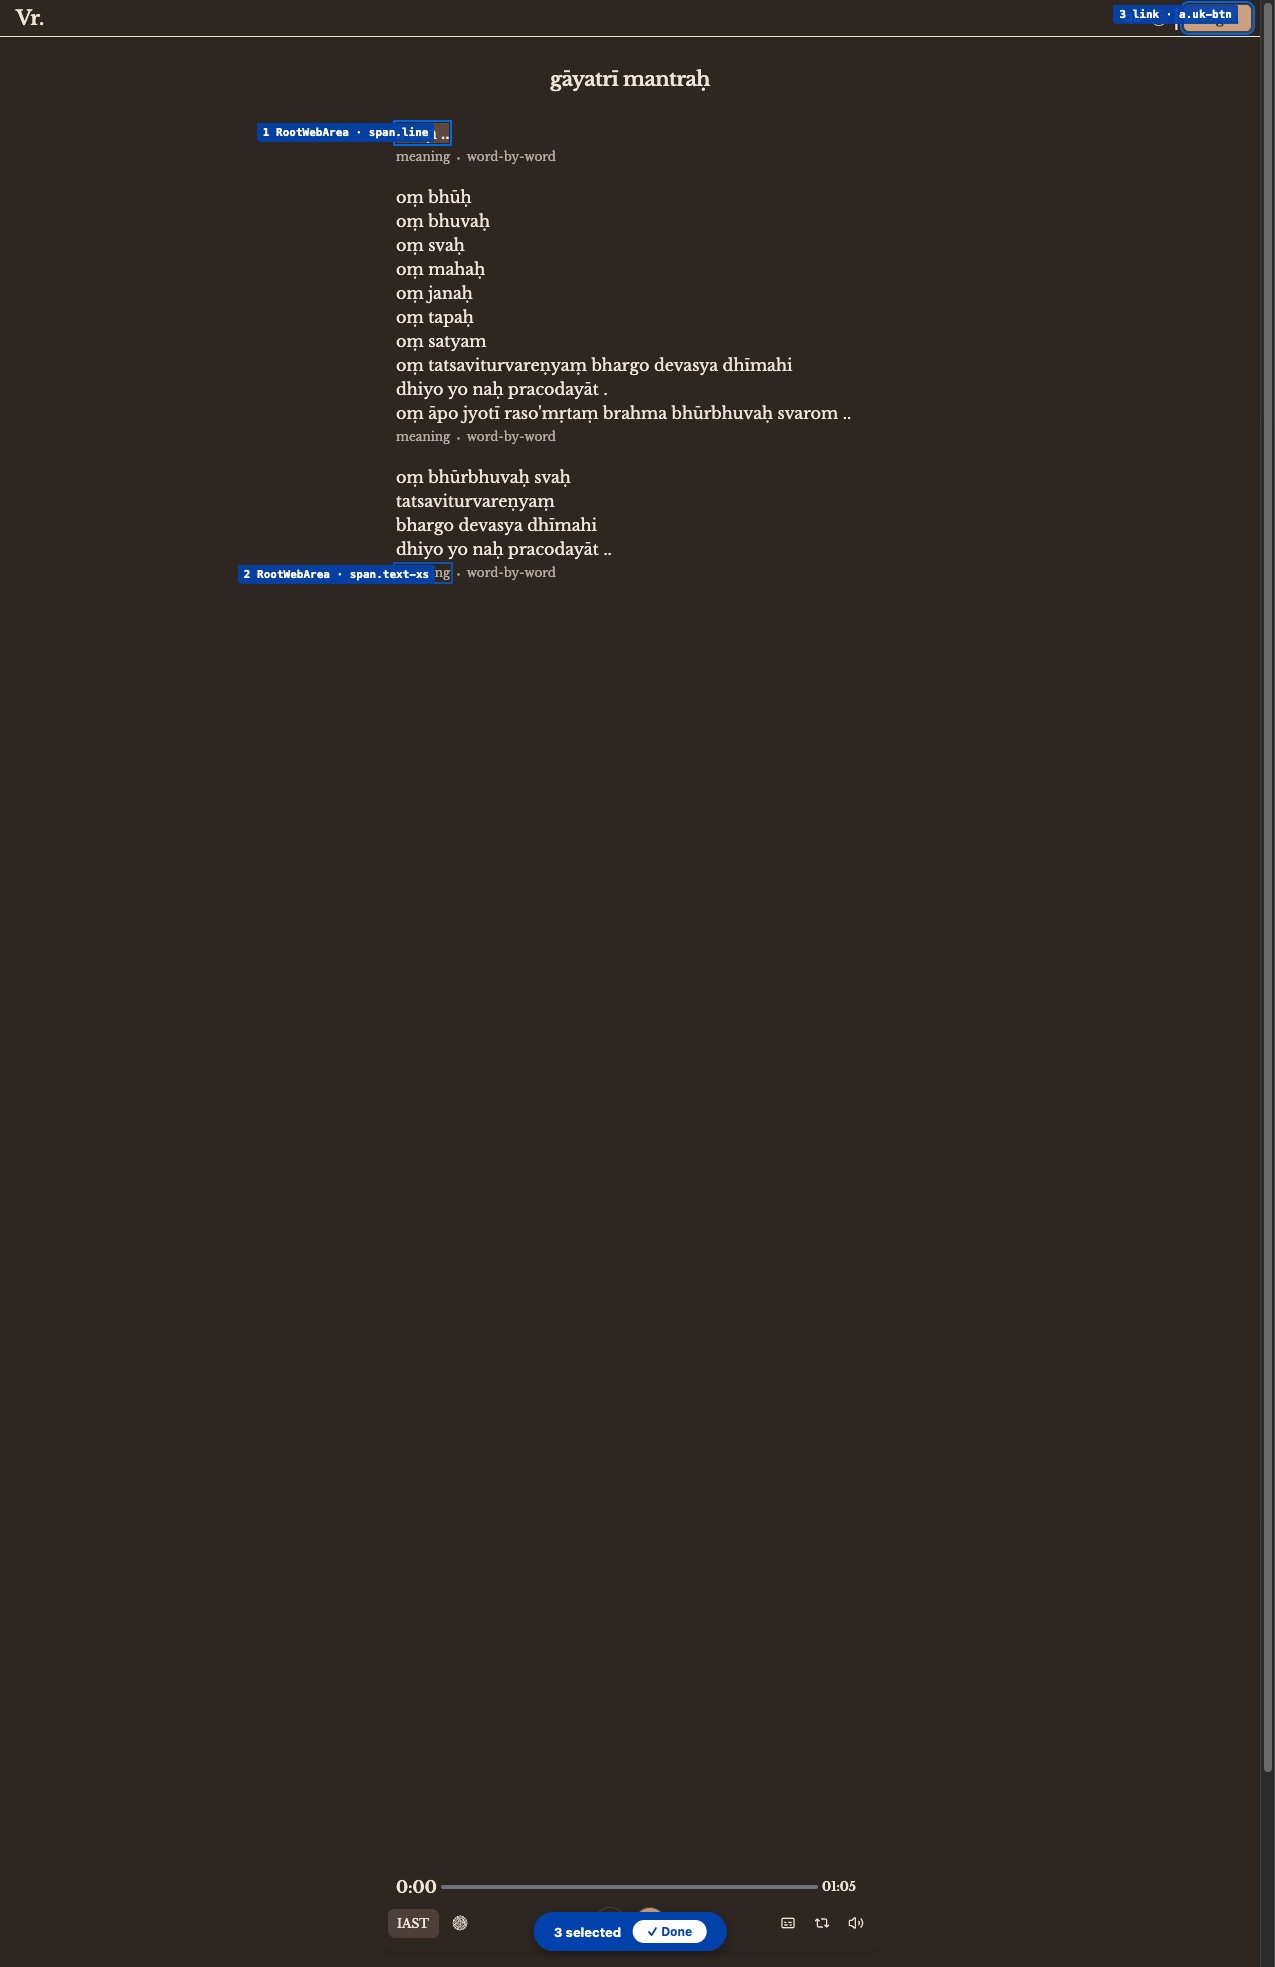
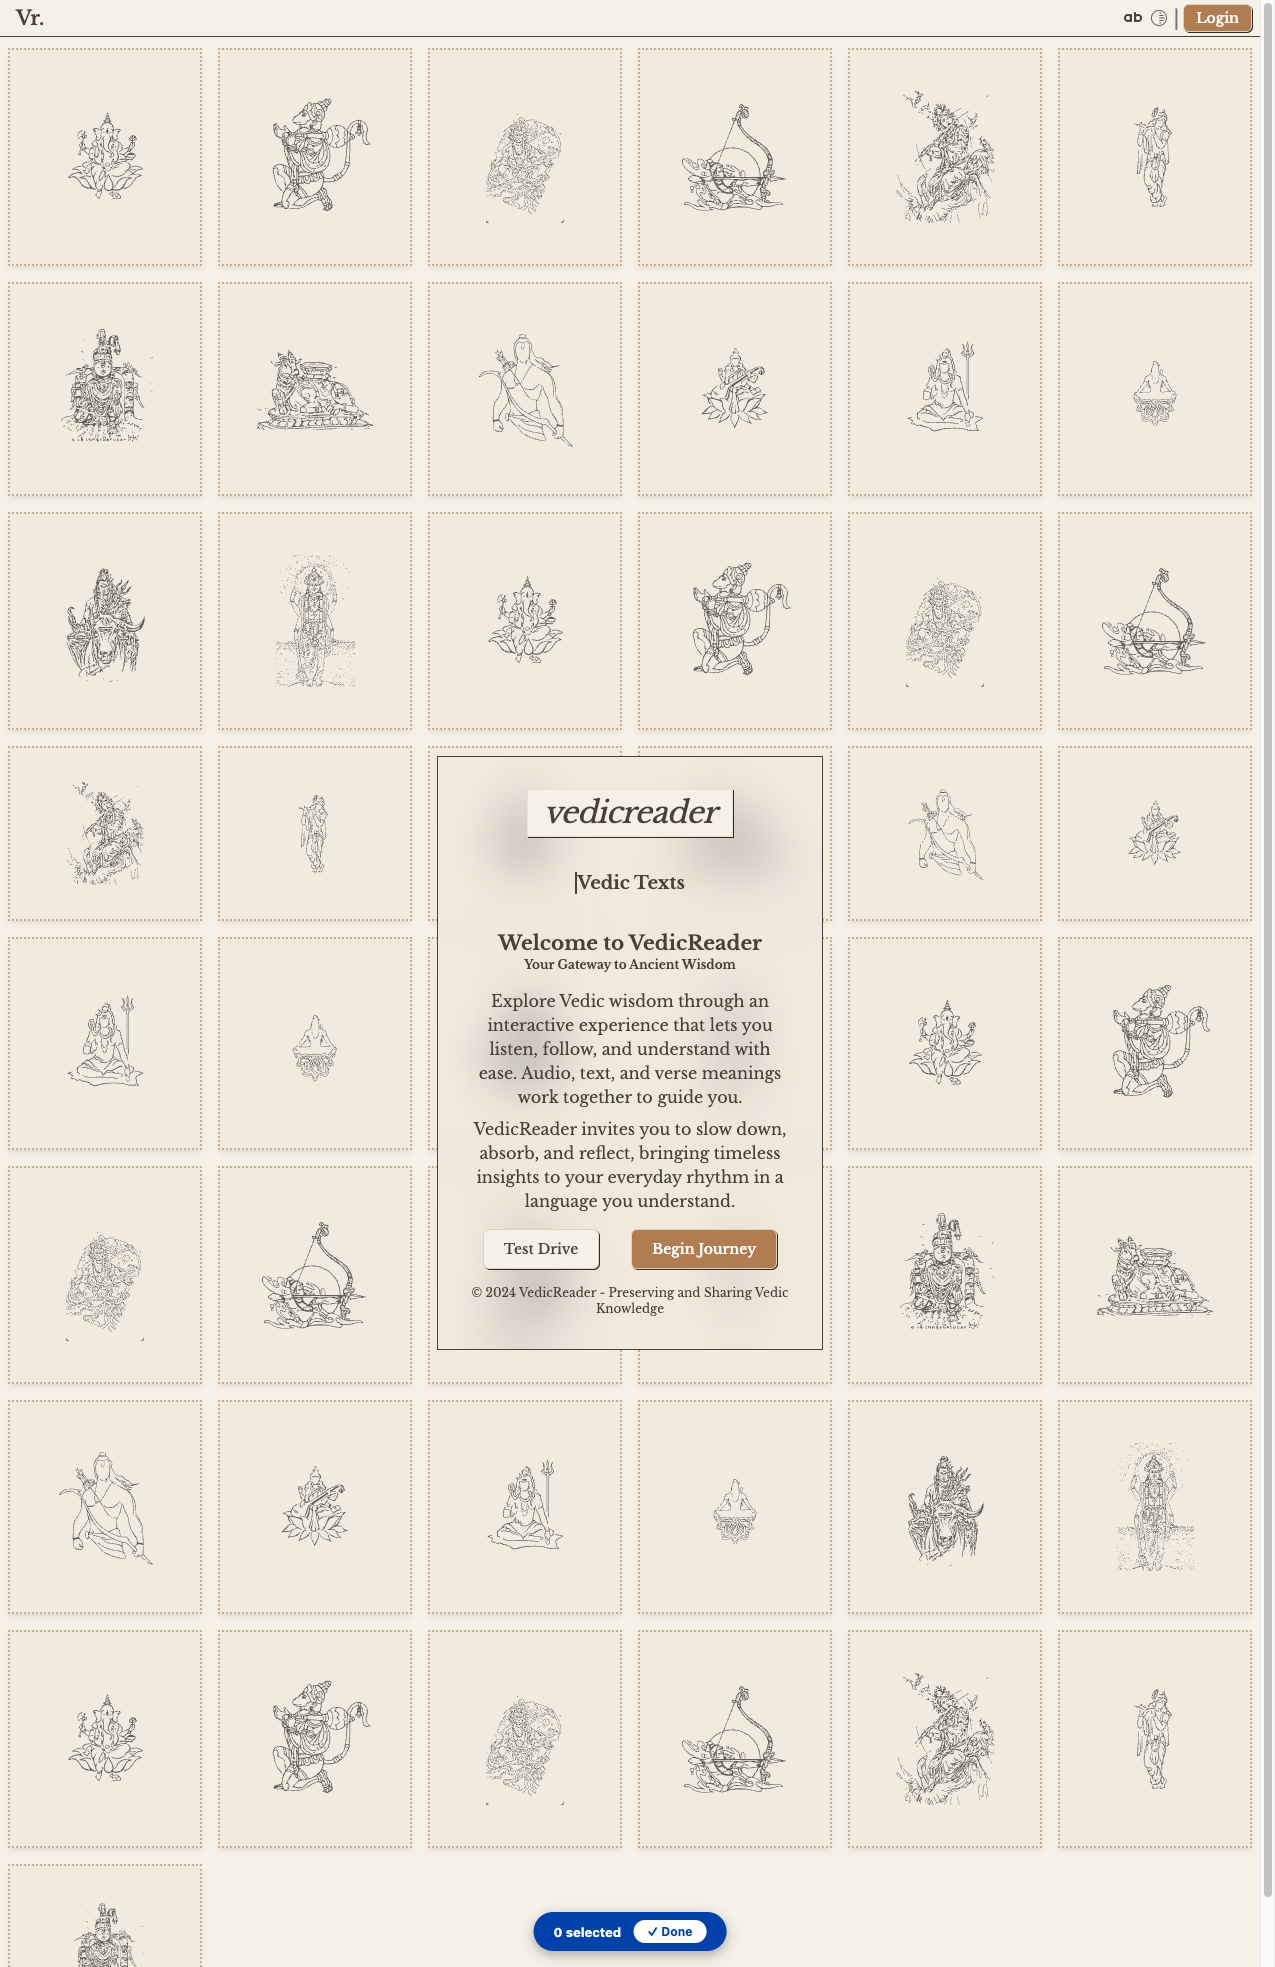
Code edit (unified diff) that turned the first committed figure into the second:
--- before
+++ after
@@ -1,4 +1,4 @@
 #| eval: false
-img, elements = syncy(page.annotate(save_dir='shots'))
+img, elements = syncy(page.annotate(save_dir='shots', tout=2))
 img.height, img.width = 400, 200
 img

Commit: release